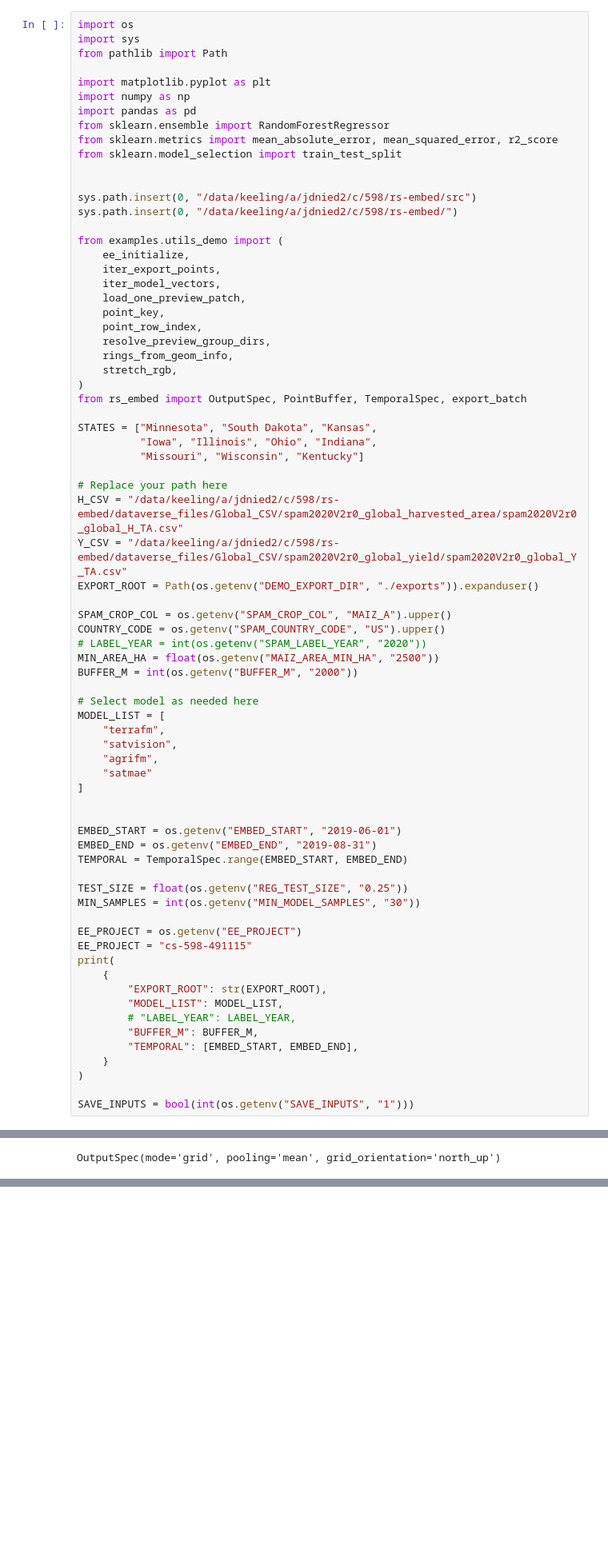
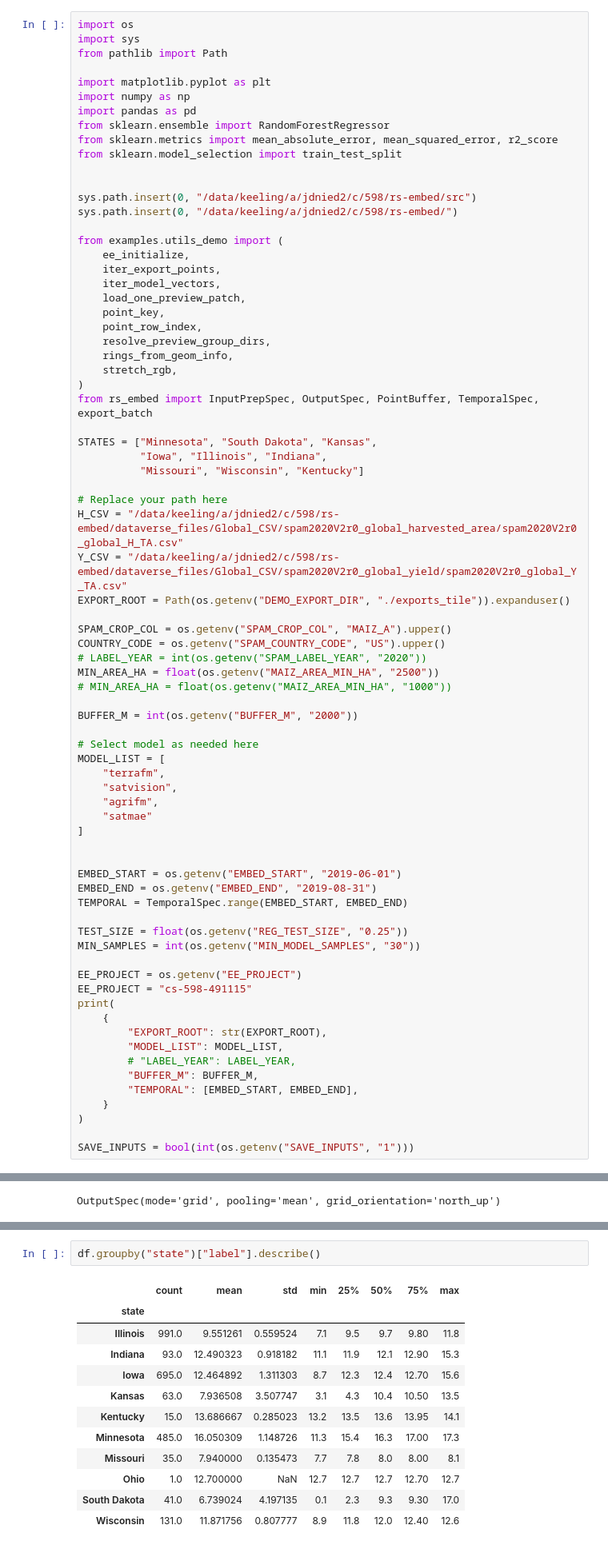
Before and after one commit to jdn8608/rs-embed, a Jupyter notebook: examples/Multi-State.ipynb, the cells around one changed output, grey strips where cells are left out. Shown at 80% size. Cells and saved outputs as stored; diff of their text form; blank space fills up the shorter version.

```diff
--- a/examples/Multi-State.ipynb
+++ b/examples/Multi-State.ipynb
@@ -25,21 +25,23 @@ from examples.utils_demo import (
     rings_from_geom_info,
     stretch_rgb,
 )
-from rs_embed import OutputSpec, PointBuffer, TemporalSpec, export_batch
+from rs_embed import InputPrepSpec, OutputSpec, PointBuffer, TemporalSpec, export_batch
 
 STATES = ["Minnesota", "South Dakota", "Kansas",
-          "Iowa", "Illinois", "Ohio", "Indiana",
+          "Iowa", "Illinois", "Indiana",
           "Missouri", "Wisconsin", "Kentucky"]
 
 # Replace your path here
 H_CSV = "/data/keeling/a/jdnied2/c/598/rs-embed/dataverse_files/Global_CSV/spam2020V2r0_global_harvested_area/spam2020V2r0_global_H_TA.csv"
 Y_CSV = "/data/keeling/a/jdnied2/c/598/rs-embed/dataverse_files/Global_CSV/spam2020V2r0_global_yield/spam2020V2r0_global_Y_TA.csv"
-EXPORT_ROOT = Path(os.getenv("DEMO_EXPORT_DIR", "./exports")).expanduser()
+EXPORT_ROOT = Path(os.getenv("DEMO_EXPORT_DIR", "./exports_tile")).expanduser()
 
 SPAM_CROP_COL = os.getenv("SPAM_CROP_COL", "MAIZ_A").upper()
 COUNTRY_CODE = os.getenv("SPAM_COUNTRY_CODE", "US").upper()
 # LABEL_YEAR = int(os.getenv("SPAM_LABEL_YEAR", "2020"))
 MIN_AREA_HA = float(os.getenv("MAIZ_AREA_MIN_HA", "2500"))
+# MIN_AREA_HA = float(os.getenv("MAIZ_AREA_MIN_HA", "1000"))
+
 BUFFER_M = int(os.getenv("BUFFER_M", "2000"))
 
 # Select model as needed here
@@ -489,0 +663,15 @@ OutputSpec(mode='grid', pooling='mean', grid_orientation='north_up')
+# %%
+df.groupby("state")["label"].describe()
+# %% [output]
+|  | count | mean | std | min | 25% | 50% | 75% | max |
+| state |  |  |  |  |  |  |  |  |
+| Illinois | 991.0 | 9.551261 | 0.559524 | 7.1 | 9.5 | 9.7 | 9.80 | 11.8 |
+| Indiana | 93.0 | 12.490323 | 0.918182 | 11.1 | 11.9 | 12.1 | 12.90 | 15.3 |
+| Iowa | 695.0 | 12.464892 | 1.311303 | 8.7 | 12.3 | 12.4 | 12.70 | 15.6 |
+| Kansas | 63.0 | 7.936508 | 3.507747 | 3.1 | 4.3 | 10.4 | 10.50 | 13.5 |
+| Kentucky | 15.0 | 13.686667 | 0.285023 | 13.2 | 13.5 | 13.6 | 13.95 | 14.1 |
+| Minnesota | 485.0 | 16.050309 | 1.148726 | 11.3 | 15.4 | 16.3 | 17.00 | 17.3 |
+| Missouri | 35.0 | 7.940000 | 0.135473 | 7.7 | 7.8 | 8.0 | 8.00 | 8.1 |
+| Ohio | 1.0 | 12.700000 | NaN | 12.7 | 12.7 | 12.7 | 12.70 | 12.7 |
+| South Dakota | 41.0 | 6.739024 | 4.197135 | 0.1 | 2.3 | 9.3 | 9.30 | 17.0 |
+| Wisconsin | 131.0 | 11.871756 | 0.807777 | 8.9 | 11.8 | 12.0 | 12.40 | 12.6 |
```
Also changed, not shown: parts of 27 cells of this notebook.
